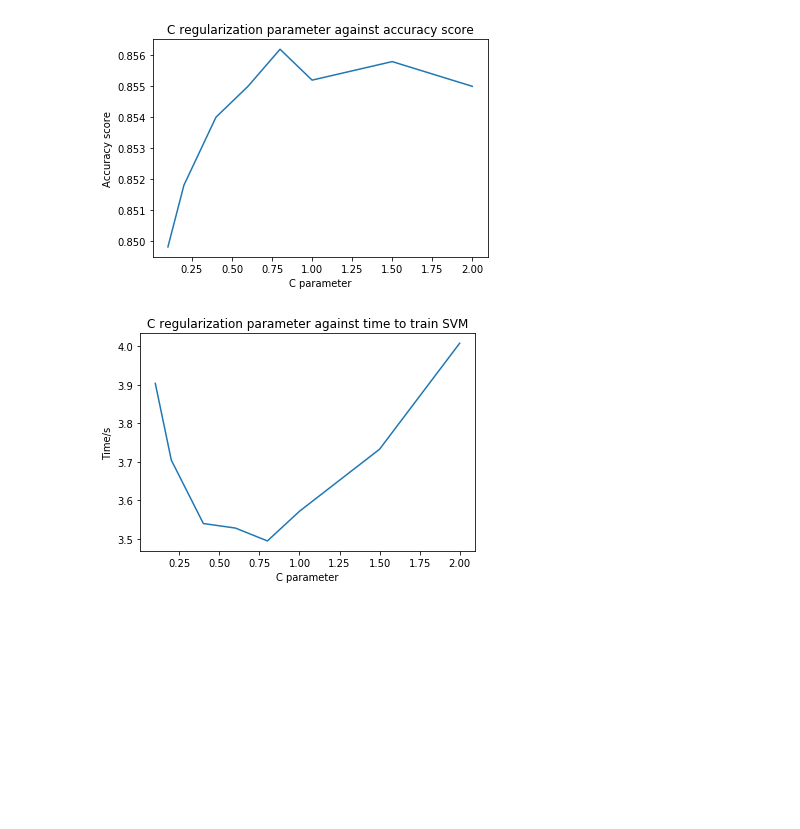
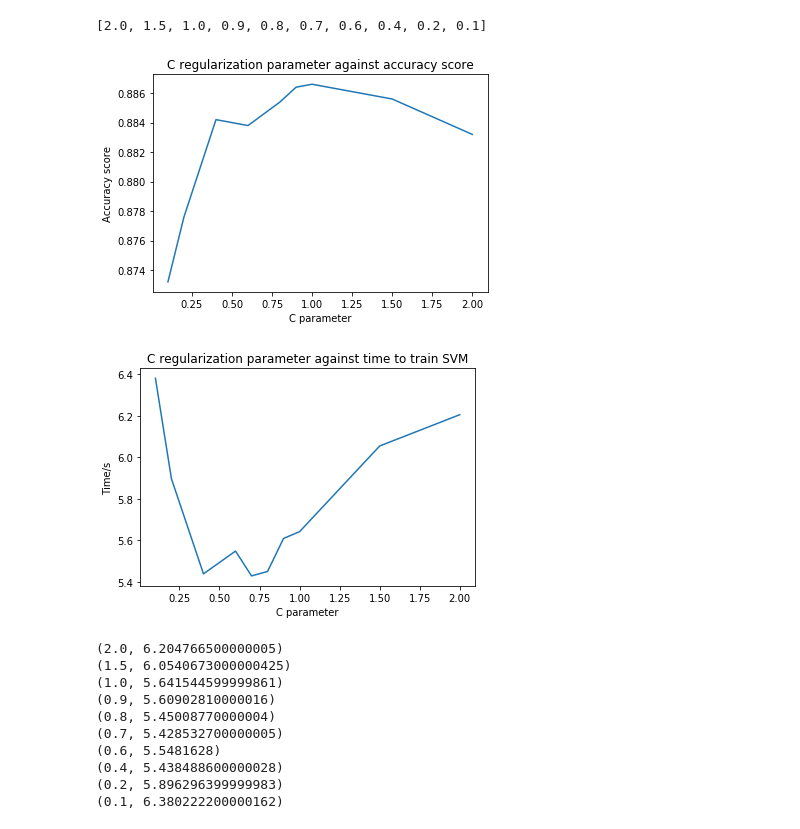
Before and after one commit to Caizoo/Applied_CA, a Jupyter notebook: Applied CA results.ipynb, the cells around one changed output. Cells and saved outputs as stored; diff of their text form; code cells hidden in the pictures; blank space fills up the shorter version.

```diff
--- a/Applied CA results.ipynb
+++ b/Applied CA results.ipynb
@@ -43,4 +63,8 @@ plt.title("Word frequency vector feature size against accuracy")
 plt.ylabel("Accuracy score")
 plt.xlabel("Feature size")
 plt.show()
+
+x = zip(vocab_list, acc_list_voc)
+for z in x:
+    print(z)
 # %% [output]
@@ -73,15 +119,31 @@ plt.show()
 # %%
+print(c_list)
 plt.plot(c_list, acc_list_c)
 plt.title("C regularization parameter against accuracy score")
 plt.ylabel("Accuracy score")
 plt.xlabel("C parameter")
 plt.show()
 
 plt.plot(c_list, t_learn_list_c)
 plt.title("C regularization parameter against time to train SVM")
 plt.ylabel("Time/s")
 plt.xlabel("C parameter")
 plt.show()
+
+x = zip(c_list, t_learn_list_c)
+for z in x:
+    print(z)
 # %% [output]
+[2.0, 1.5, 1.0, 0.9, 0.8, 0.7, 0.6, 0.4, 0.2, 0.1]
-[figure, old version]
+[figure, new version]
-[figure, old version]
+[figure, new version]
+(2.0, 6.204766500000005)
+(1.5, 6.0540673000000425)
+(1.0, 5.641544599999861)
+(0.9, 5.60902810000016)
+(0.8, 5.45008770000004)
+(0.7, 5.428532700000005)
+(0.6, 5.5481628)
+(0.4, 5.438488600000028)
+(0.2, 5.896296399999983)
+(0.1, 6.380222200000162)
```
Also changed, not shown: parts of 7 cells of this notebook, 14 other files.
